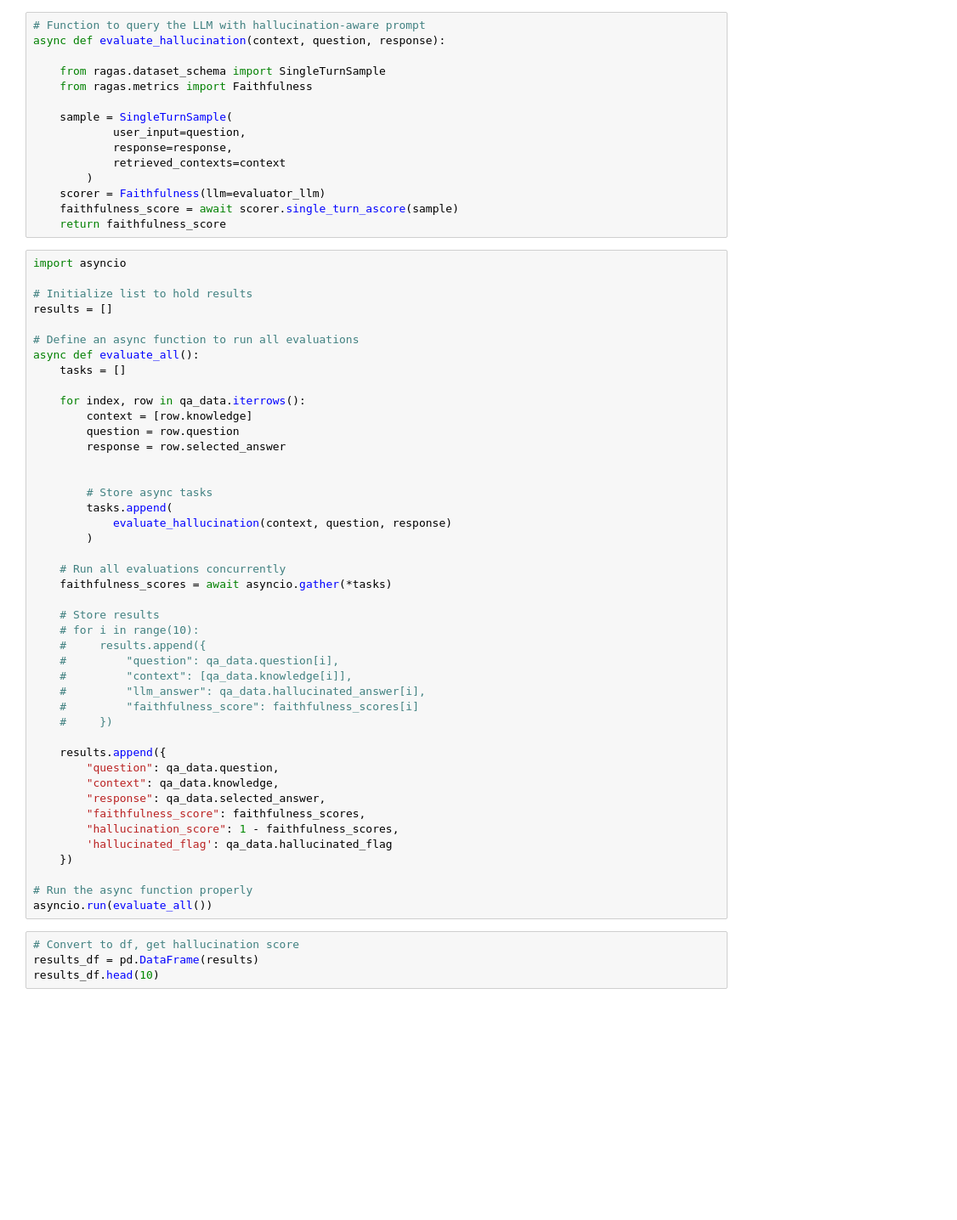
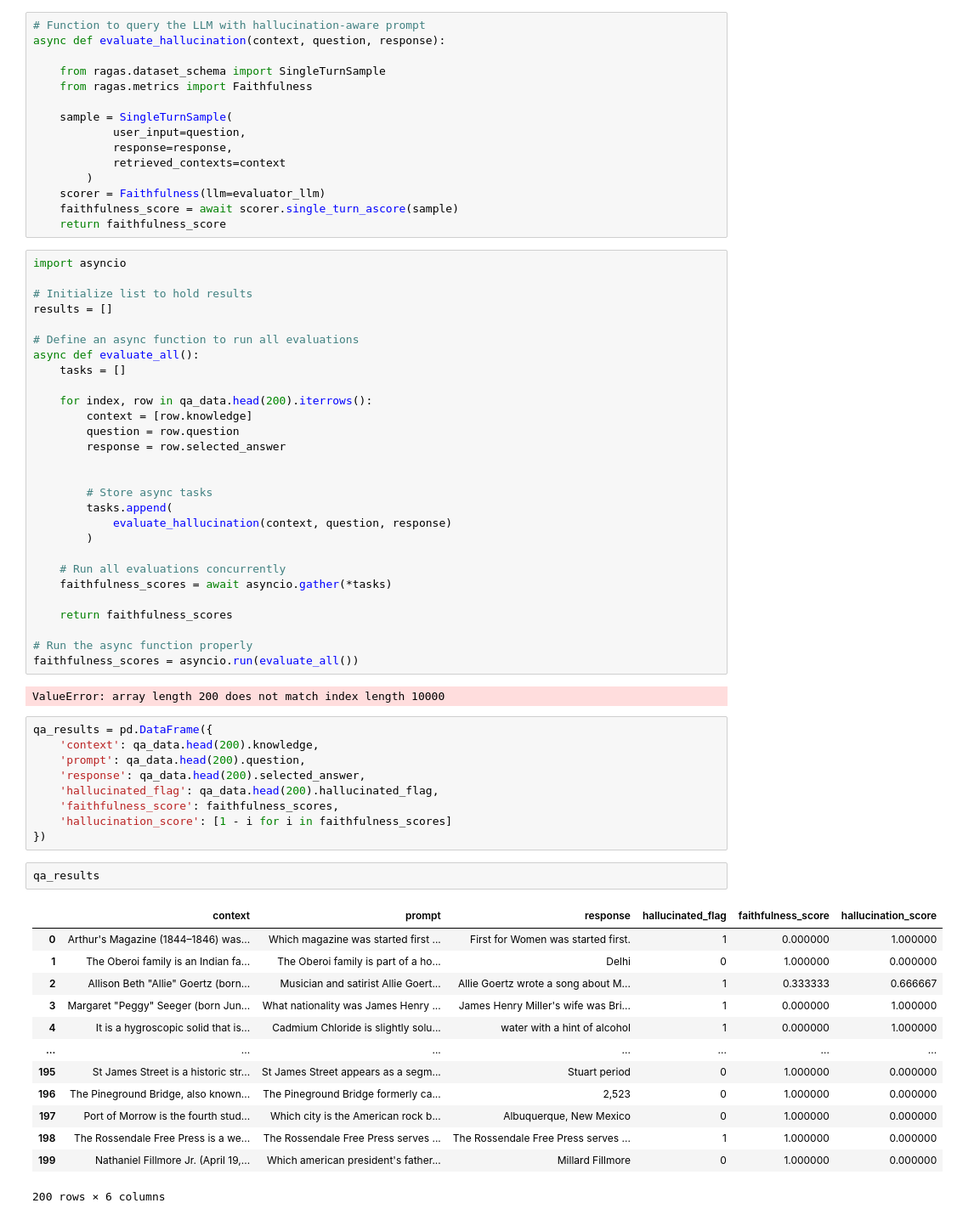
Before and after one commit to AfnanAbdul/LLM-eval-framework-comparison, a Jupyter notebook: notebooks/Hallucination/RAGAS.ipynb, the cells around one changed output. Shown at 85% size. Saved outputs shown, nothing was run; the diff lists cells and outputs as text; blank space fills up the shorter version.

```diff
--- a/notebooks/Hallucination/RAGAS.ipynb
+++ b/notebooks/Hallucination/RAGAS.ipynb
@@ -60,7 +80,7 @@ results = []
 async def evaluate_all():
     tasks = []
 
-    for index, row in qa_data.iterrows():
+    for index, row in qa_data.head(200).iterrows():
         context = [row.knowledge]
         question = row.question
         response = row.selected_answer
@@ -74,27 +94,34 @@ async def evaluate_all():
     # Run all evaluations concurrently
     faithfulness_scores = await asyncio.gather(*tasks)
 
-    # Store results
-    # for i in range(10):
-    #     results.append({
-    #         "question": qa_data.question[i],
-    #         "context": [qa_data.knowledge[i]],
-    #         "llm_answer": qa_data.hallucinated_answer[i],
-    #         "faithfulness_score": faithfulness_scores[i]
-    #     })
-
-    results.append({
-        "question": qa_data.question,
-        "context": qa_data.knowledge,
-        "response": qa_data.selected_answer,
-        "faithfulness_score": faithfulness_scores,
-        "hallucination_score": 1 - faithfulness_scores,
-        'hallucinated_flag': qa_data.hallucinated_flag
-    })
+    return faithfulness_scores
 
 # Run the async function properly
-asyncio.run(evaluate_all())
+faithfulness_scores = asyncio.run(evaluate_all())
+# %% [output]
+ValueError: array length 200 does not match index length 10000
-# %%
-# Convert to df, get hallucination score
-results_df = pd.DataFrame(results)
-results_df.head(10)
+# %%
+qa_results = pd.DataFrame({
+    'context': qa_data.head(200).knowledge,
+    'prompt': qa_data.head(200).question,
+    'response': qa_data.head(200).selected_answer,
+    'hallucinated_flag': qa_data.head(200).hallucinated_flag,
+    'faithfulness_score': faithfulness_scores,
+    'hallucination_score': [1 - i for i in faithfulness_scores]
+})
+# %%
+qa_results
+# %% [output]
+|  | context | prompt | response | hallucinated_flag | faithfulness_score | hallucination_score |
+| 0 | Arthur's Magazine (1844–1846) was... | Which magazine was started first ... | First for Women was started first. | 1 | 0.000000 | 1.000000 |
+| 1 | The Oberoi family is an Indian fa... | The Oberoi family is part of a ho... | Delhi | 0 | 1.000000 | 0.000000 |
+| 2 | Allison Beth "Allie" Goertz (born... | Musician and satirist Allie Goert... | Allie Goertz wrote a song about M... | 1 | 0.333333 | 0.666667 |
+| 3 | Margaret "Peggy" Seeger (born Jun... | What nationality was James Henry ... | James Henry Miller's wife was Bri... | 1 | 0.000000 | 1.000000 |
+| 4 | It is a hygroscopic solid that is... | Cadmium Chloride is slightly solu... | water with a hint of alcohol | 1 | 0.000000 | 1.000000 |
+| ... | ... | ... | ... | ... | ... | ... |
+| 195 | St James Street is a historic str... | St James Street appears as a segm... | Stuart period | 0 | 1.000000 | 0.000000 |
+| 196 | The Pineground Bridge, also known... | The Pineground Bridge formerly ca... | 2,523 | 0 | 1.000000 | 0.000000 |
+| 197 | Port of Morrow is the fourth stud... | Which city is the American rock b... | Albuquerque, New Mexico | 0 | 1.000000 | 0.000000 |
+| 198 | The Rossendale Free Press is a we... | The Rossendale Free Press serves ... | The Rossendale Free Press serves ... | 1 | 1.000000 | 0.000000 |
+| 199 | Nathaniel Fillmore Jr. (April 19,... | Which american president's father... | Millard Fillmore | 0 | 1.000000 | 0.000000 |
+200 rows × 6 columns
```
Also changed, not shown: parts of 6 cells of this notebook, 6 other files.
